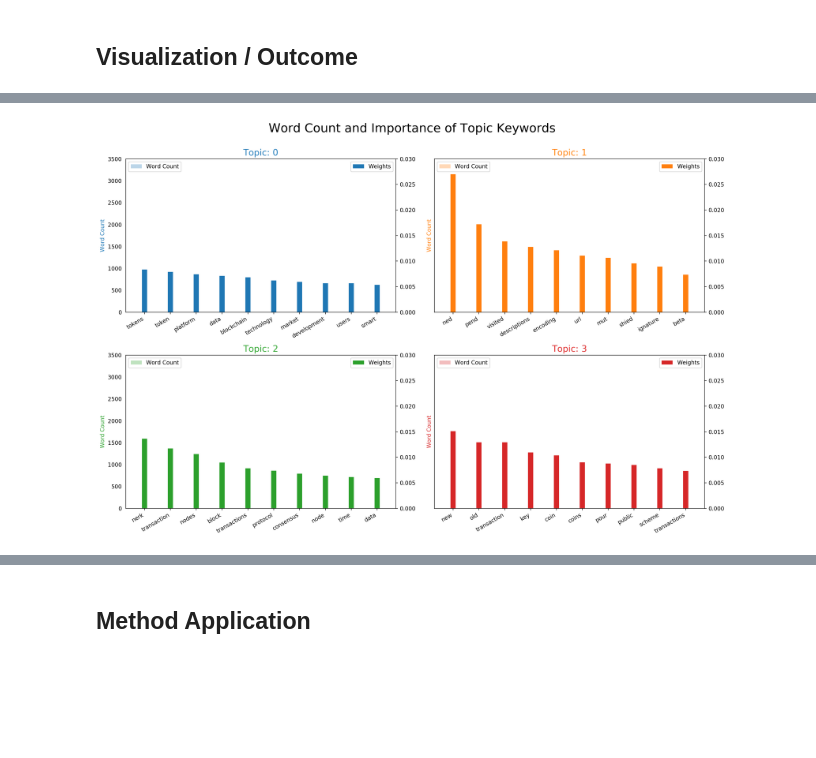
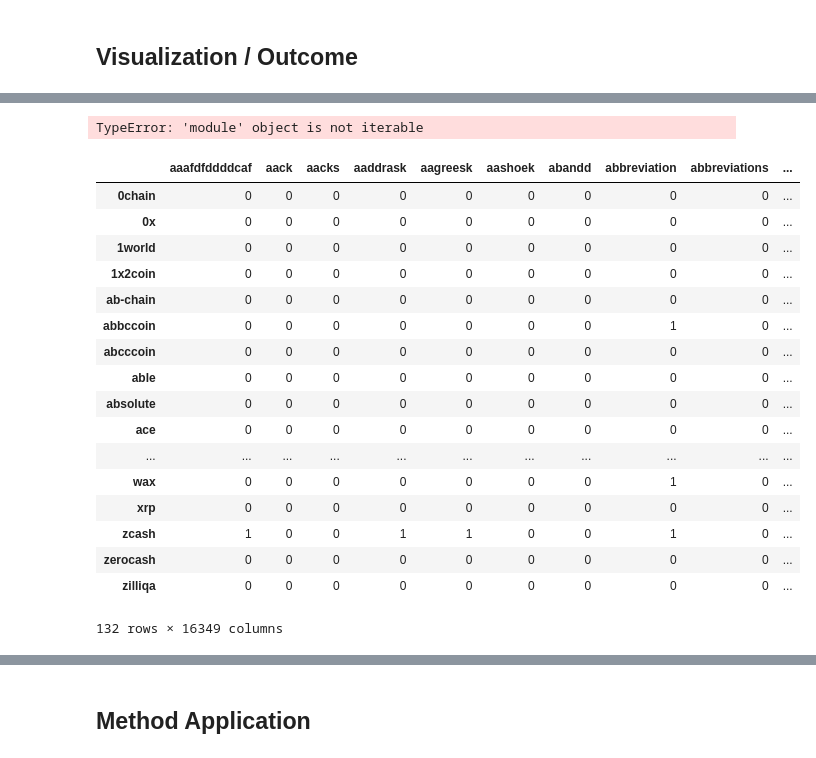
Before and after one commit to luisdiegocm/HWR_DataScience_Project, a Jupyter notebook: notebooks/4- Topic Modeling.ipynb, the cells around one changed output, grey strips where cells are left out. Drawn from its saved outputs; the diff is of its cells as text; code cells hidden in the pictures; blank space fills up the shorter version.

```diff
--- a/notebooks/4- Topic Modeling.ipynb
+++ b/notebooks/4- Topic Modeling.ipynb
@@ -283,7 +283,7 @@ for i, topic in topics:
 df = pd.DataFrame(out, columns=['word', 'topic_id', 'importance', 'word_count'])
 
 # Plot Word Count and Weights of Topic Keywords
-fig, axes = plt.subplots(2, 2, figsize=(16,10), sharey=True, dpi=200)
+fig, axes = plt.subplots(2, 2, figsize=(16,10), sharey=True, dpi=50)
 cols = [color for name, color in mcolors.TABLEAU_COLORS.items()]
 for i, ax in enumerate(axes.flatten()):
     ax.bar(x='word', height="word_count", data=df.loc[df.topic_id==i, :], color=cols[i], width=0.5, alpha=0.3, label='Word Count')
@@ -300,4 +300,4 @@ fig.tight_layout(w_pad=2)
 fig.suptitle('Word Count and Importance of Topic Keywords', fontsize=22, y=1.05)
 plt.show()
 # %% [output]
-[figure, removed]
+TypeError: 'module' object is not iterable
@@ -303,0 +309,13 @@ plt.show()
+# %%
+#creating a function to pull out nouns from a string of text
+from nltk import word_tokenize, pos_tag
+
+def nouns(text):
+    '''Given a string of text, tokenize the text and pull out only the nouns.'''
+    is_noun = lambda pos: pos[:2] == 'NN'
+    tokenized = word_tokenize(text)
+    all_nouns = [word for (word, pos) in pos_tag(tokenized) if is_noun(pos)]
+    return ' '.join(all_nouns)
+# %%
+# Read in the cleaned data, before the CountVectorizer step
+data_clean = pd.read_pickle('tmcorpus.pkl')
@@ -303,0 +325,31 @@ plt.show()
+# %%
+#Adding more stopwords
+from sklearn.feature_extraction import text
+add_stop_words = ['tokens', 'token', 'blockchain', 'transactions', 'transaction', 'node', 'nodes', 'smart', 'public', 'price', 'payment', 'block', 'chain', 'users', 'user', 'data', 'exchange']
+stop_words = text.ENGLISH_STOP_WORDS.union(add_stop_words)
+
+# Recreate a document-term matrix with only nouns
+cvn = CountVectorizer(stop_words=stop_words)
+data_cvn = cvn.fit_transform(data_nouns.whitepapers)
+data_dtmn = pd.DataFrame(data_cvn.toarray(), columns=cvn.get_feature_names())
+data_dtmn.index = data_nouns.index
+data_dtmn
+# %% [output]
+|  | aaafdfddddcaf | aack | aacks | aaddrask | aagreesk | aashoek | abandd | abbreviation | abbreviations | ... |
+| 0chain | 0 | 0 | 0 | 0 | 0 | 0 | 0 | 0 | 0 | ... |
+| 0x | 0 | 0 | 0 | 0 | 0 | 0 | 0 | 0 | 0 | ... |
+| 1world | 0 | 0 | 0 | 0 | 0 | 0 | 0 | 0 | 0 | ... |
+| 1x2coin | 0 | 0 | 0 | 0 | 0 | 0 | 0 | 0 | 0 | ... |
+| ab-chain | 0 | 0 | 0 | 0 | 0 | 0 | 0 | 0 | 0 | ... |
+| abbccoin | 0 | 0 | 0 | 0 | 0 | 0 | 0 | 1 | 0 | ... |
+| abcccoin | 0 | 0 | 0 | 0 | 0 | 0 | 0 | 0 | 0 | ... |
+| able | 0 | 0 | 0 | 0 | 0 | 0 | 0 | 0 | 0 | ... |
+| absolute | 0 | 0 | 0 | 0 | 0 | 0 | 0 | 0 | 0 | ... |
+| ace | 0 | 0 | 0 | 0 | 0 | 0 | 0 | 0 | 0 | ... |
+| ... | ... | ... | ... | ... | ... | ... | ... | ... | ... | ... |
+| wax | 0 | 0 | 0 | 0 | 0 | 0 | 0 | 1 | 0 | ... |
+| xrp | 0 | 0 | 0 | 0 | 0 | 0 | 0 | 0 | 0 | ... |
+| zcash | 1 | 0 | 0 | 1 | 1 | 0 | 0 | 1 | 0 | ... |
+| zerocash | 0 | 0 | 0 | 0 | 0 | 0 | 0 | 0 | 0 | ... |
+| zilliqa | 0 | 0 | 0 | 0 | 0 | 0 | 0 | 0 | 0 | ... |
+132 rows × 16349 columns
```
Also changed, not shown: parts of 14 cells of this notebook.
